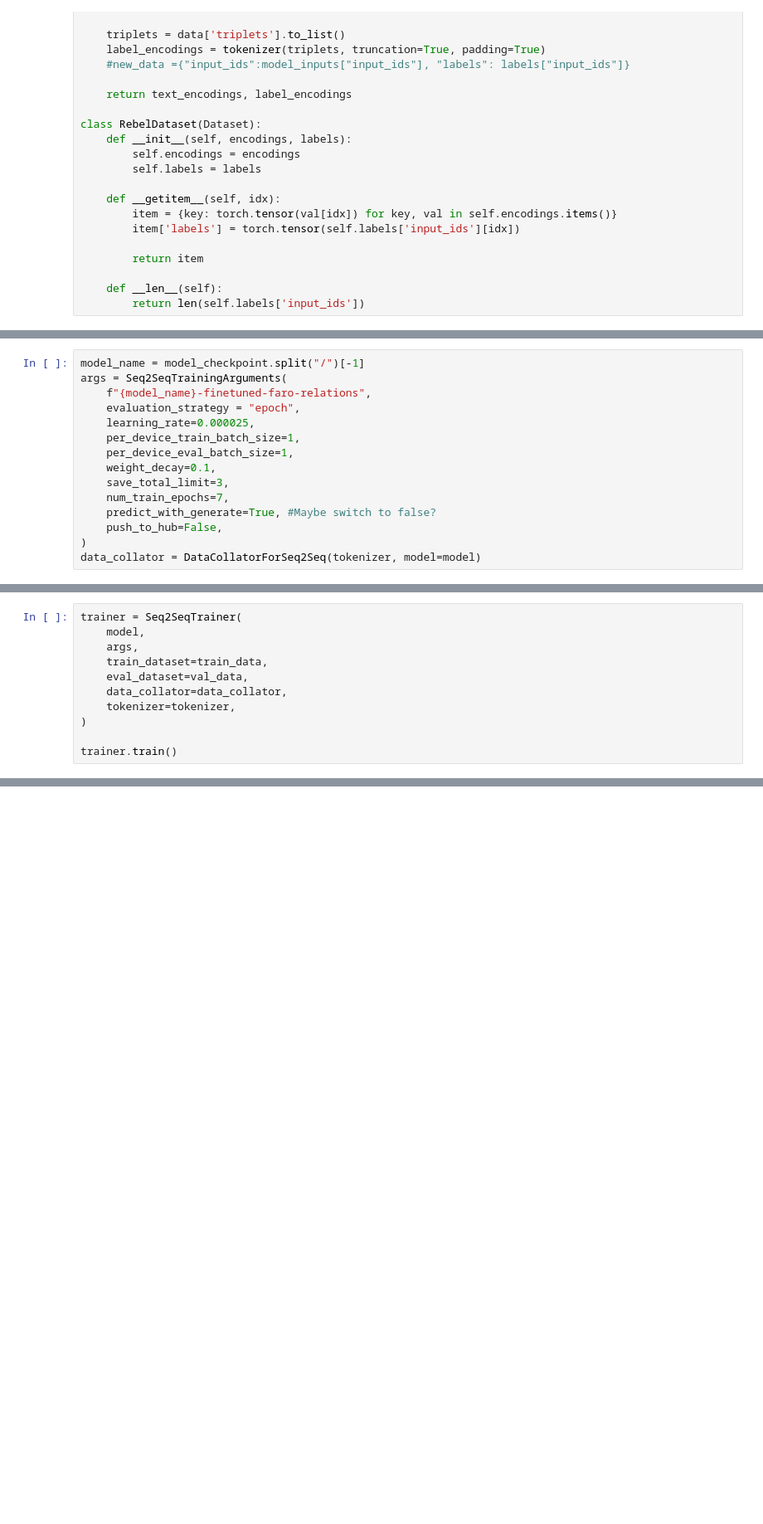
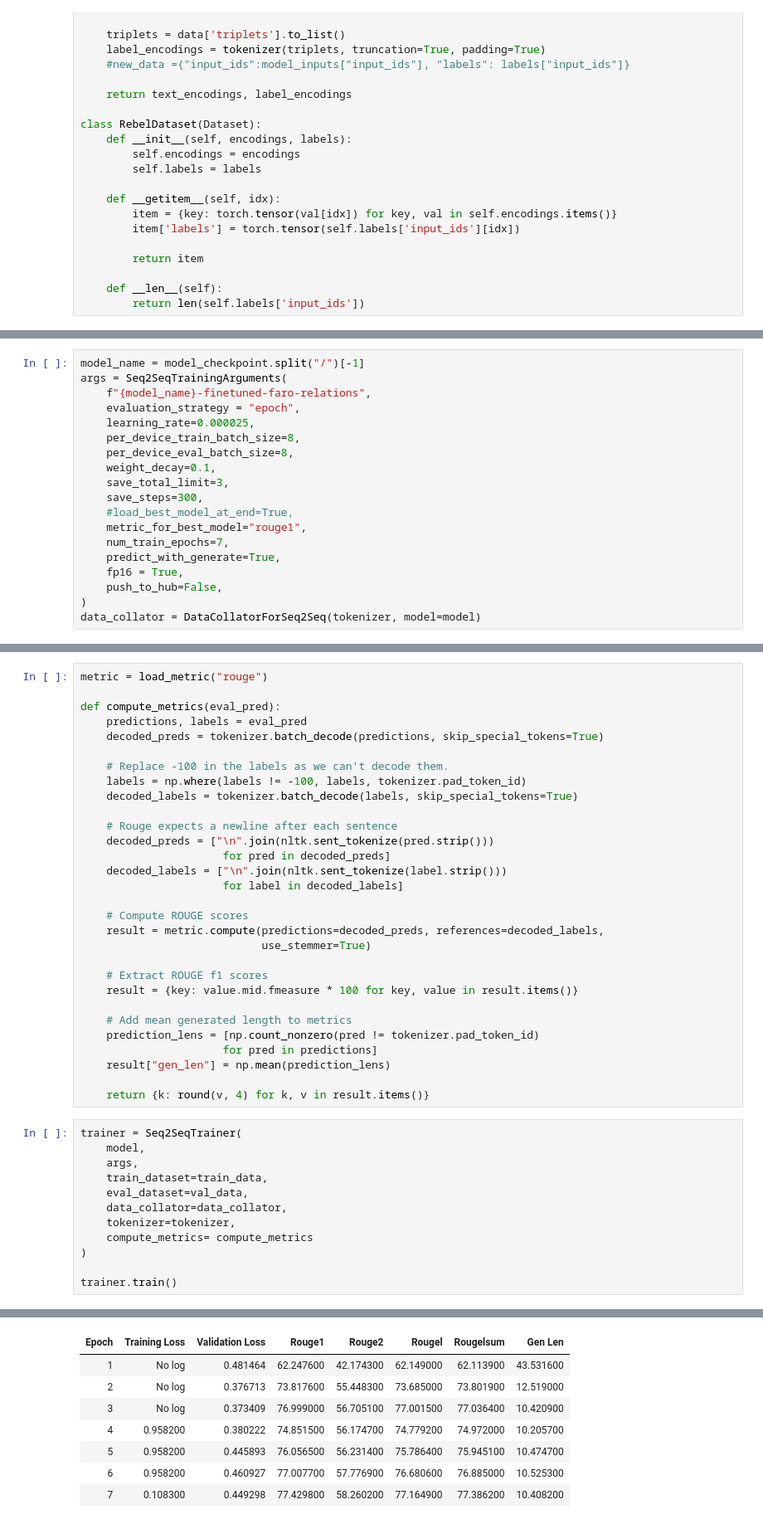
Before and after one commit to ANR-kFLOW/KG2Narrative, a Jupyter notebook: relation_extraction.ipynb, the cells around one changed output, grey strips where cells are left out. Shown at 83% size. Drawn from its saved outputs; the diff is of its cells as text; blank space fills up the shorter version.

Commit message:
Updated relation extraction, started working on an evaluation measure and conversion of the new dataset

```diff
--- a/relation_extraction.ipynb
+++ b/relation_extraction.ipynb
@@ -67,12 +75,16 @@ args = Seq2SeqTrainingArguments(
     f"{model_name}-finetuned-faro-relations",
     evaluation_strategy = "epoch",
     learning_rate=0.000025,
-    per_device_train_batch_size=1,
-    per_device_eval_batch_size=1,
+    per_device_train_batch_size=8,
+    per_device_eval_batch_size=8,
     weight_decay=0.1,
     save_total_limit=3,
+    save_steps=300,
+    #load_best_model_at_end=True,
+    metric_for_best_model="rouge1",
     num_train_epochs=7,
-    predict_with_generate=True, #Maybe switch to false?
+    predict_with_generate=True,
+    fp16 = True,
     push_to_hub=False,
 )
 data_collator = DataCollatorForSeq2Seq(tokenizer, model=model)
@@ -108,3 +91,33 @@ You should consider upgrading via the 'C:\Users\mike-\Documents\VU\Eurecom\venv\
+# %%
+metric = load_metric("rouge")
+
+def compute_metrics(eval_pred):
+    predictions, labels = eval_pred
+    decoded_preds = tokenizer.batch_decode(predictions, skip_special_tokens=True)
+
+    # Replace -100 in the labels as we can't decode them.
+    labels = np.where(labels != -100, labels, tokenizer.pad_token_id)
+    decoded_labels = tokenizer.batch_decode(labels, skip_special_tokens=True)
+
+    # Rouge expects a newline after each sentence
+    decoded_preds = ["\n".join(nltk.sent_tokenize(pred.strip()))
+                      for pred in decoded_preds]
+    decoded_labels = ["\n".join(nltk.sent_tokenize(label.strip()))
+                      for label in decoded_labels]
+
+    # Compute ROUGE scores
+    result = metric.compute(predictions=decoded_preds, references=decoded_labels,
+                            use_stemmer=True)
+
+    # Extract ROUGE f1 scores
+    result = {key: value.mid.fmeasure * 100 for key, value in result.items()}
+
+    # Add mean generated length to metrics
+    prediction_lens = [np.count_nonzero(pred != tokenizer.pad_token_id)
+                      for pred in predictions]
+    result["gen_len"] = np.mean(prediction_lens)
+
+    return {k: round(v, 4) for k, v in result.items()}
 # %%
 trainer = Seq2SeqTrainer(
     model,
@@ -113,6 +126,8 @@ trainer = Seq2SeqTrainer(
     eval_dataset=val_data,
     data_collator=data_collator,
     tokenizer=tokenizer,
+    compute_metrics= compute_metrics
 )
 
 trainer.train()
+# %% [output]
@@ -118,0 +145,8 @@ trainer.train()
+| Epoch | Training Loss | Validation Loss | Rouge1 | Rouge2 | Rougel | Rougelsum | Gen Len |
+| 1 | No log | 0.481464 | 62.247600 | 42.174300 | 62.149000 | 62.113900 | 43.531600 |
+| 2 | No log | 0.376713 | 73.817600 | 55.448300 | 73.685000 | 73.801900 | 12.519000 |
+| 3 | No log | 0.373409 | 76.999000 | 56.705100 | 77.001500 | 77.036400 | 10.420900 |
+| 4 | 0.958200 | 0.380222 | 74.851500 | 56.174700 | 74.779200 | 74.972000 | 10.205700 |
+| 5 | 0.958200 | 0.445893 | 76.056500 | 56.231400 | 75.786400 | 75.945100 | 10.474700 |
+| 6 | 0.958200 | 0.460927 | 77.007700 | 57.776900 | 76.680600 | 76.885000 | 10.525300 |
+| 7 | 0.108300 | 0.449298 | 77.429800 | 58.260200 | 77.164900 | 77.386200 | 10.408200 |
```
Also changed, not shown: parts of 12 cells of this notebook, 1 other file.
